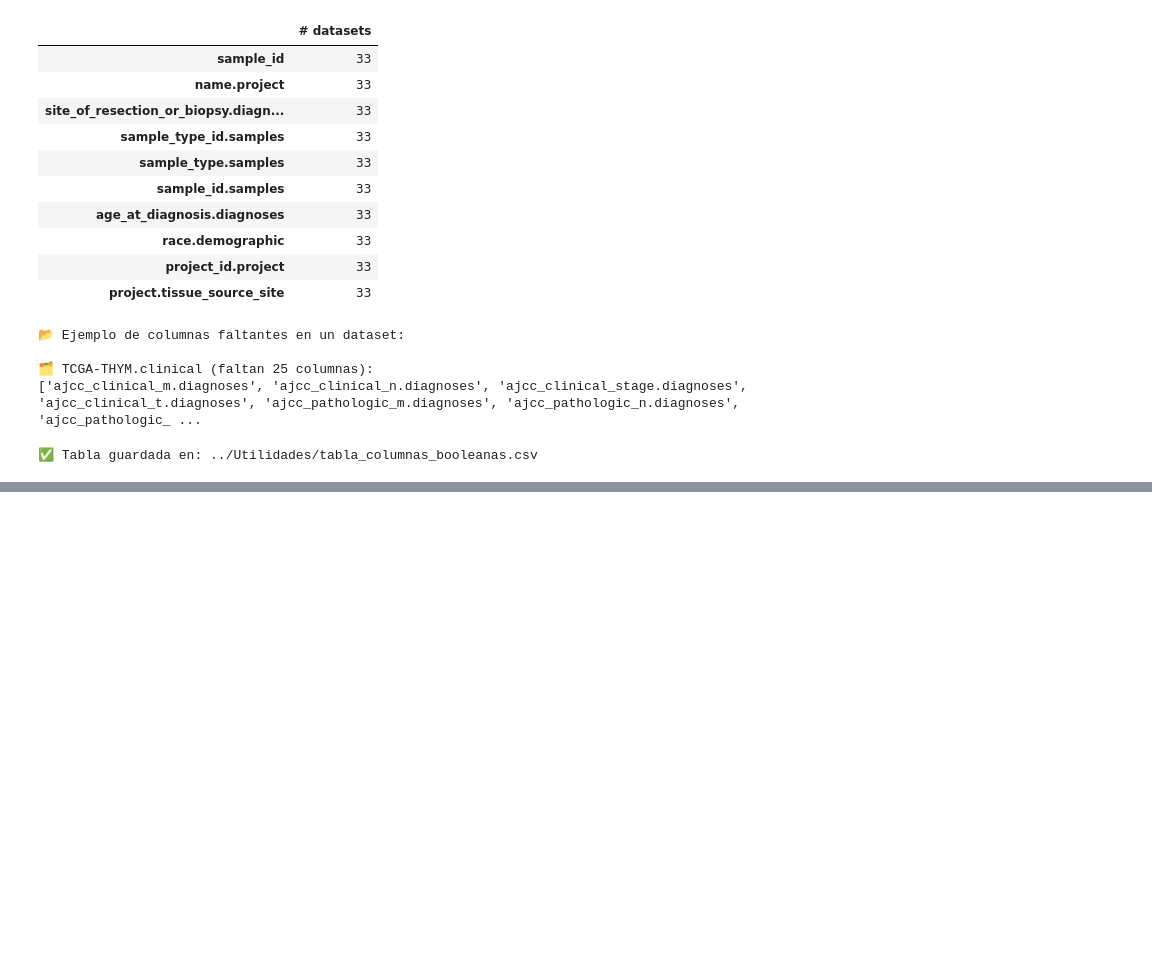
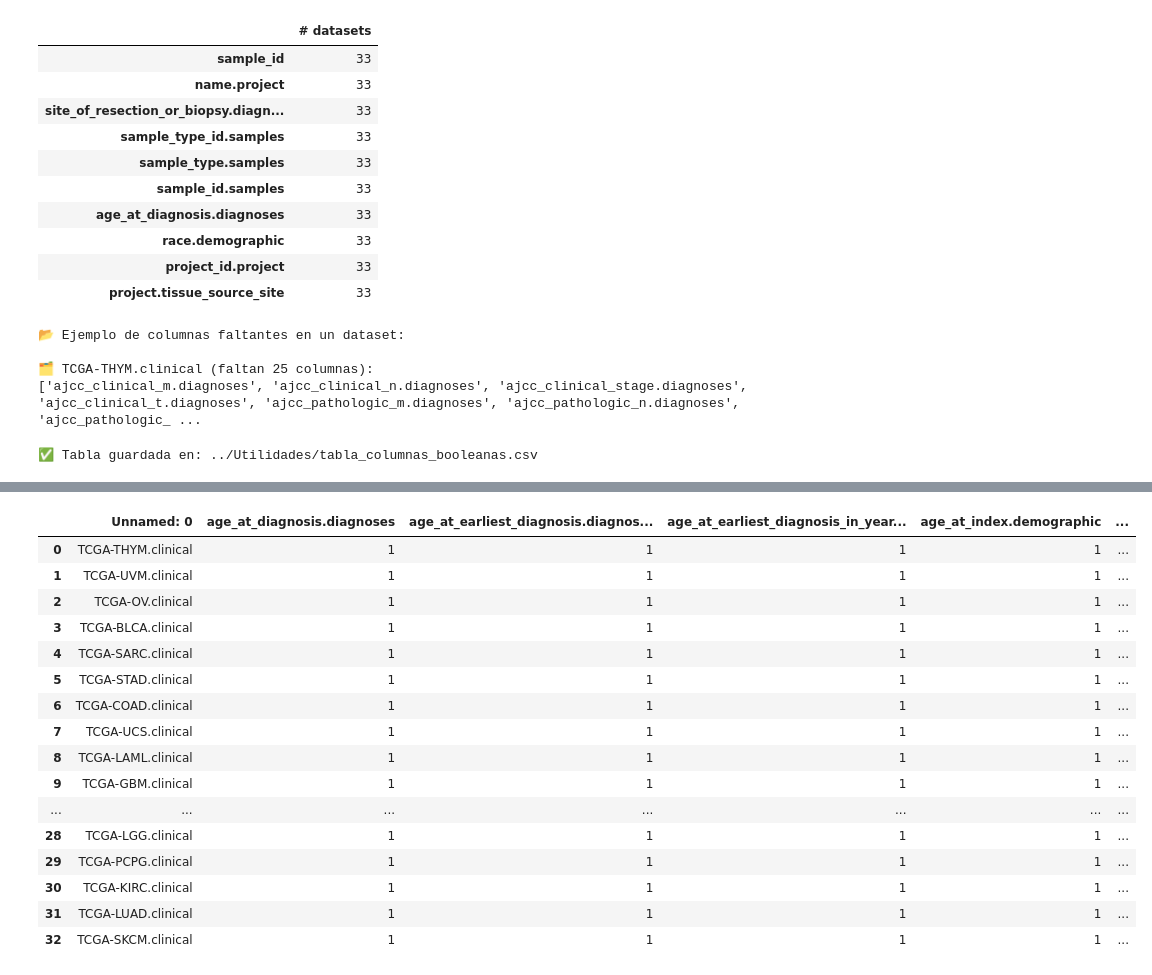
Before and after one commit to crltsnch/TFG_Carlota, a Jupyter notebook: ETL/Preparacion.ipynb, the cells around one changed output, grey strips where cells are left out. Drawn from its saved outputs; the diff is of its cells as text; code cells hidden in the pictures; blank space fills up the shorter version.

```diff
--- a/ETL/Preparacion.ipynb
+++ b/ETL/Preparacion.ipynb
@@ -142,0 +124,29 @@ Note: you may need to restart the kernel to use updated packages.
+# %%
+# Cargar CSV
+df = pd.read_csv("../Utilidades/tabla_columnas_booleanas.csv")
+
+# Ajustes de visualización para que no corte columnas/filas
+pd.set_option('display.max_columns', None)  # mostrar todas las columnas
+pd.set_option('display.max_rows', None)     # mostrar todas las filas
+pd.set_option('display.width', 2000)        # ancho total
+
+# Mostrar
+display(df)
+# %% [output]
+|  | Unnamed: 0 | age_at_diagnosis.diagnoses | age_at_earliest_diagnosis.diagnos... | age_at_earliest_diagnosis_in_year... | age_at_index.demographic | ... |
+| 0 | TCGA-THYM.clinical | 1 | 1 | 1 | 1 | ... |
+| 1 | TCGA-UVM.clinical | 1 | 1 | 1 | 1 | ... |
+| 2 | TCGA-OV.clinical | 1 | 1 | 1 | 1 | ... |
+| 3 | TCGA-BLCA.clinical | 1 | 1 | 1 | 1 | ... |
+| 4 | TCGA-SARC.clinical | 1 | 1 | 1 | 1 | ... |
+| 5 | TCGA-STAD.clinical | 1 | 1 | 1 | 1 | ... |
+| 6 | TCGA-COAD.clinical | 1 | 1 | 1 | 1 | ... |
+| 7 | TCGA-UCS.clinical | 1 | 1 | 1 | 1 | ... |
+| 8 | TCGA-LAML.clinical | 1 | 1 | 1 | 1 | ... |
+| 9 | TCGA-GBM.clinical | 1 | 1 | 1 | 1 | ... |
+| ... | ... | ... | ... | ... | ... | ... |
+| 28 | TCGA-LGG.clinical | 1 | 1 | 1 | 1 | ... |
+| 29 | TCGA-PCPG.clinical | 1 | 1 | 1 | 1 | ... |
+| 30 | TCGA-KIRC.clinical | 1 | 1 | 1 | 1 | ... |
+| 31 | TCGA-LUAD.clinical | 1 | 1 | 1 | 1 | ... |
+| 32 | TCGA-SKCM.clinical | 1 | 1 | 1 | 1 | ... |
```
Also changed, not shown: parts of 4 cells of this notebook.
